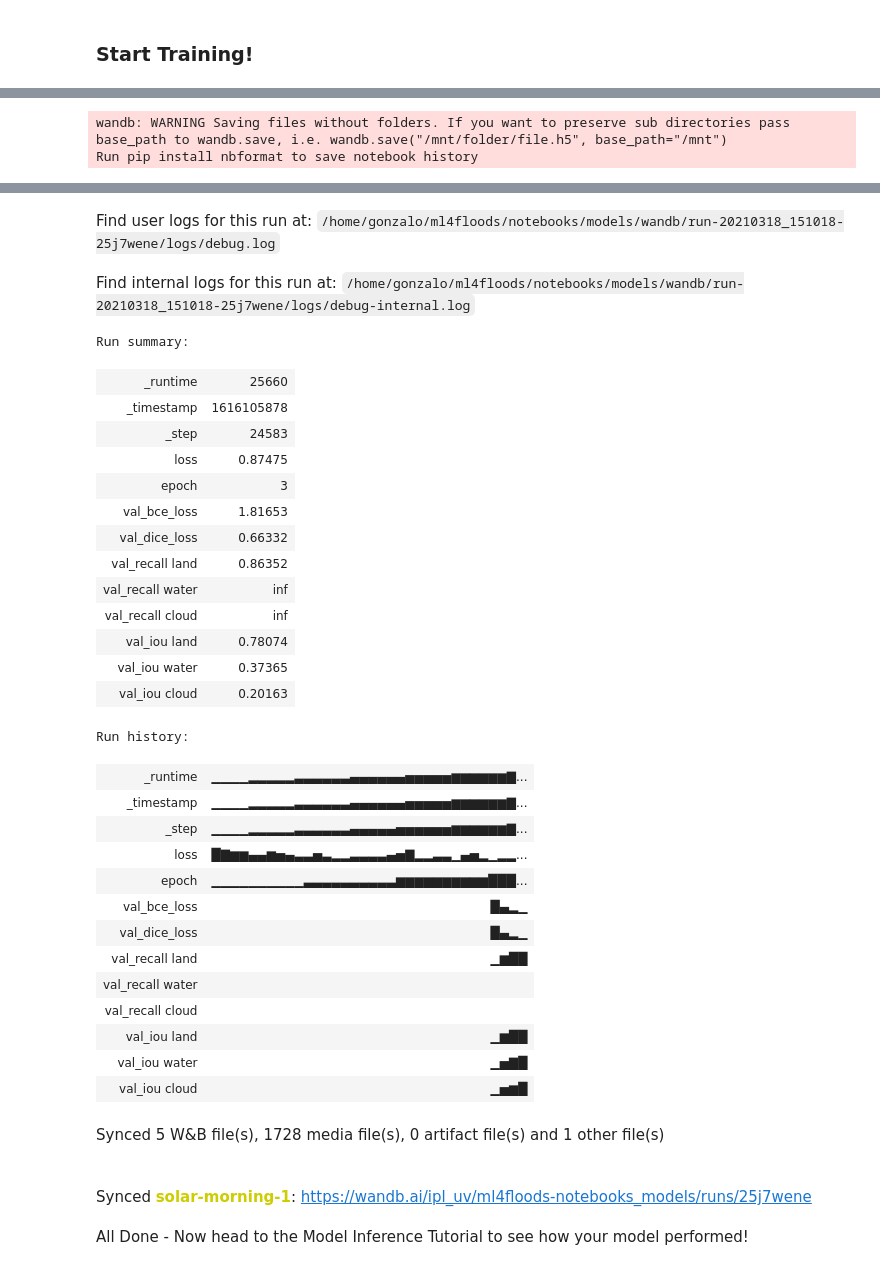
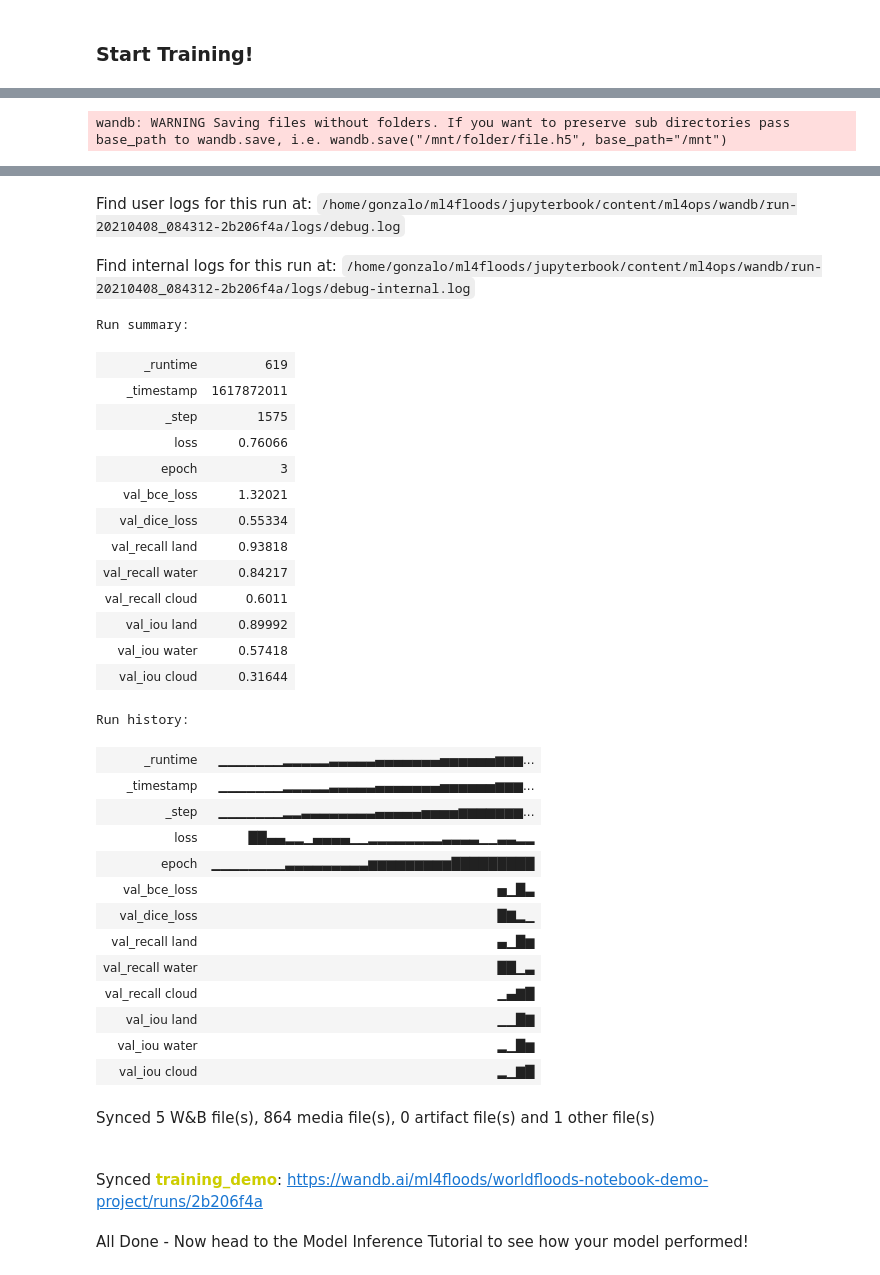
Before and after one commit to spaceml-org/ml4floods, a Jupyter notebook: jupyterbook/content/ml4ops/HOWTO_Train_models.ipynb, the cells around one changed output, grey strips where cells are left out. Drawn from its saved outputs; the diff is of its cells as text; code cells hidden in the pictures.

```diff
--- a/jupyterbook/content/ml4ops/HOWTO_Train_models.ipynb
+++ b/jupyterbook/content/ml4ops/HOWTO_Train_models.ipynb
@@ -64,10 +86,12 @@ config.experiment_name = 'training_demo'
 
 from ml4floods.models.dataset_setup import get_dataset
 
-config.data_params.batch_size = 8 # control this depending on the space on your GPU!
+config.data_params.batch_size = 16 # control this depending on the space on your GPU!
 config.data_params.loader_type = 'local'
 config.data_params.path_to_splits = "worldfloods_v1_sample" # local folder to download the data
 config.data_params.train_test_split_file = "2_PROD/2_Mart/worldfloods_v1_0/train_test_split_sample.json"
+
+config.data_params["download"] = {"train": True, "val": True, "test": False} # download only test data
 # config.data_params.train_test_split_file = "2_PROD/2_Mart/worldfloods_v1_0/train_test_split.json" # use this to train with all the data
 
 # If files are not in config.data_params.path_to_splits this will trigger the download of the products.
@@ -89,0 +114,7 @@ Wall time: 13.1 s
+# %%
+train_dl = dataset.train_dataloader()
+
+train_dl_iter = iter(train_dl)
+batch = next(train_dl_iter)
+
+batch["image"].shape, batch["mask"].shape
@@ -147,7 +191,7 @@ WorldFloodsModel(
 ### Step 4:  (Optional) Set up Weights and Biases Logger for experiment
     - We pass this to the model trainer in a later cell to automaticall log relevant metrics to wandb
 # %%
-setup_weights_and_biases = False
+setup_weights_and_biases = True
 if setup_weights_and_biases:
     import wandb
     from pytorch_lightning.loggers import WandbLogger
@@ -263,8 +417,7 @@ save_json(config, config_file_path)
 # %%
-
-torch.save(model.state_dict(), os.path.join(wandb_logger.save_dir, 'model.pt'))
-wandb.save(os.path.join(wandb_logger.save_dir, 'model.pt')) # Copy weights to weights and biases server
-wandb.finish()
+if setup_weights_and_biases:
+    torch.save(model.state_dict(), os.path.join(wandb_logger.save_dir, 'model.pt'))
+    wandb.save(os.path.join(wandb_logger.save_dir, 'model.pt')) # Copy weights to weights and biases server
+    wandb.finish()
 # %% [output]
 wandb: WARNING Saving files without folders. If you want to preserve sub directories pass base_path to wandb.save, i.e. wandb.save("/mnt/folder/file.h5", base_path="/mnt")
-Run pip install nbformat to save notebook history
@@ -272,35 +425,35 @@ Waiting for W&B process to finish, PID 21640
 Program ended successfully.
-Find user logs for this run at: /home/gonzalo/ml4floods/notebooks/models/wandb/run-20210318_151018-25j7wene/logs/debug.log
+Find user logs for this run at: /home/gonzalo/ml4floods/jupyterbook/content/ml4ops/wandb/run-20210408_084312-2b206f4a/logs/debug.log
-Find internal logs for this run at: /home/gonzalo/ml4floods/notebooks/models/wandb/run-20210318_151018-25j7wene/logs/debug-internal.log
+Find internal logs for this run at: /home/gonzalo/ml4floods/jupyterbook/content/ml4ops/wandb/run-20210408_084312-2b206f4a/logs/debug-internal.log
 Run summary:
-| _runtime | 25660 |
-| _timestamp | 1616105878 |
-| _step | 24583 |
-| loss | 0.87475 |
+| _runtime | 619 |
+| _timestamp | 1617872011 |
+| _step | 1575 |
+| loss | 0.76066 |
 | epoch | 3 |
-| val_bce_loss | 1.81653 |
-| val_dice_loss | 0.66332 |
-| val_recall land | 0.86352 |
-| val_recall water | inf |
-| val_recall cloud | inf |
-| val_iou land | 0.78074 |
-| val_iou water | 0.37365 |
-| val_iou cloud | 0.20163 |
+| val_bce_loss | 1.32021 |
+| val_dice_loss | 0.55334 |
+| val_recall land | 0.93818 |
+| val_recall water | 0.84217 |
+| val_recall cloud | 0.6011 |
+| val_iou land | 0.89992 |
+| val_iou water | 0.57418 |
+| val_iou cloud | 0.31644 |
 Run history:
-| _runtime | ▁▁▁▁▂▂▂▂▂▃▃▃▃▃▃▄▄▄▄▄▄▅▅▅▅▅▆▆▆▆▆▆▇... |
-| _timestamp | ▁▁▁▁▂▂▂▂▂▃▃▃▃▃▃▄▄▄▄▄▄▅▅▅▅▅▆▆▆▆▆▆▇... |
-| _step | ▁▁▁▁▂▂▂▂▂▃▃▃▃▃▃▄▄▄▄▄▅▅▅▅▅▅▆▆▆▆▆▆▇... |
-| loss | █▇▆▆▄▄▆▅▄▃▃▅▃▂▂▃▃▃▃▄▅▇▂▂▃▃▁▄▅▂▁▂▂... |
-| epoch | ▁▁▁▁▁▁▁▁▁▁▃▃▃▃▃▃▃▃▃▃▆▆▆▆▆▆▆▆▆▆███... |
-| val_bce_loss | █▄▂▁ |
-| val_dice_loss | █▄▂▁ |
-| val_recall land | ▁▆██ |
-| val_recall water |  |
-| val_recall cloud |  |
-| val_iou land | ▁▆██ |
-| val_iou water | ▁▅▇█ |
-| val_iou cloud | ▁▅▆█ |
+| _runtime | ▁▁▁▁▁▁▁▂▂▂▂▂▃▃▃▃▃▄▄▄▄▄▄▄▅▅▅▅▅▅▆▆▆... |
+| _timestamp | ▁▁▁▁▁▁▁▂▂▂▂▂▃▃▃▃▃▄▄▄▄▄▄▄▅▅▅▅▅▅▆▆▆... |
+| _step | ▁▁▁▁▁▁▁▂▂▃▃▃▃▃▃▃▃▄▄▄▄▄▅▅▅▅▆▆▆▆▆▆▆... |
+| loss | ██▄▄▂▂▁▄▄▄▄▁▁▂▂▂▂▂▂▂▂▃▃▃▃▁▁▃▃▂▂ |
+| epoch | ▁▁▁▁▁▁▁▁▃▃▃▃▃▃▃▃▃▆▆▆▆▆▆▆▆▆█████████ |
+| val_bce_loss | ▅▁█▃ |
+| val_dice_loss | █▇▂▁ |
+| val_recall land | ▄▁█▆ |
+| val_recall water | ██▁▃ |
+| val_recall cloud | ▁▄▇█ |
+| val_iou land | ▁▁█▇ |
+| val_iou water | ▂▁█▆ |
+| val_iou cloud | ▂▁▇█ |
-Synced 5 W&B file(s), 1728 media file(s), 0 artifact file(s) and 1 other file(s)
+Synced 5 W&B file(s), 864 media file(s), 0 artifact file(s) and 1 other file(s)
-Synced solar-morning-1: https://wandb.ai/ipl_uv/ml4floods-notebooks_models/runs/25j7wene
+Synced training_demo: https://wandb.ai/ml4floods/worldfloods-notebook-demo-project/runs/2b206f4a
 # %% [markdown]
 All Done - Now head to the Model Inference Tutorial to see how your model performed!
```
Also changed, not shown: parts of 24 cells of this notebook, 18 other files.
